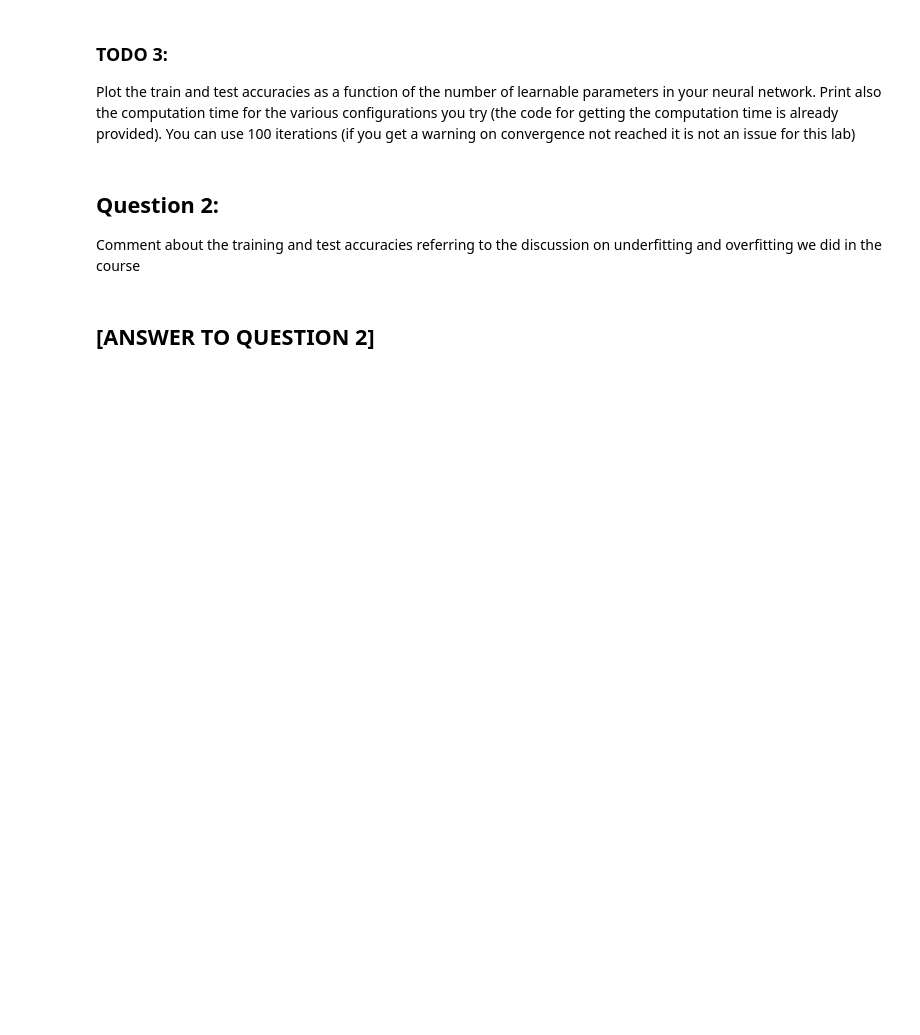
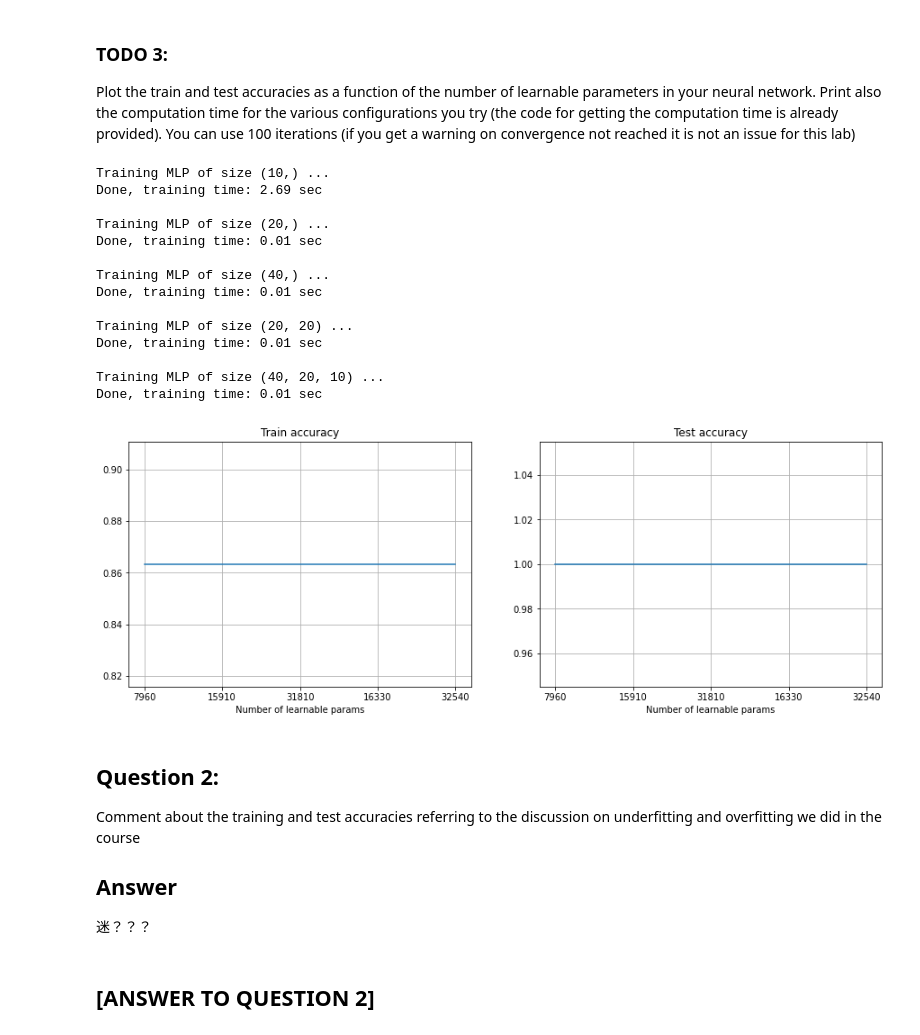
Before and after one commit to OSAKE-0/MachineLearningClassHW, a Jupyter notebook: Lab3 /Tao_Menglu_LAB3.ipynb, the cells around one changed output. Cells and saved outputs as stored; diff of their text form; code cells hidden in the pictures; blank space fills up the shorter version.

```diff
--- a/Lab3 /Tao_Menglu_LAB3.ipynb
+++ b/Lab3 /Tao_Menglu_LAB3.ipynb
@@ -50,7 +50,7 @@ def load_mnist(path, kind='train'):
 # TODO
 Set as seed for the random generator your Student ID (you can use your "numero di matricola"). Try to change the seed to see the impact of the randomization.
 # %%
-ID = 1234
+ID = 2041389
 np.random.seed(ID)
 # %%
 #load the MNIST dataset and let's normalize the features so that each value is in [0,1]
@@ -107,6 +124,10 @@ Then, using the default activation function, pick four or five architectures to
 
 You can reduce the number of iterations if the running time is too long on your computer.
 # %%
+from sklearn.model_selection import GridSearchCV
+from sklearn import metrics
+import pandas as pd
+
 # these are sample values but feel free to change them as you like, try to experiment with different sizes!!
 parameters = {'hidden_layer_sizes': [(10,), (20,), (40,), (20,20,), (40,20,10) ]}
 
@@ -114,15 +135,20 @@ mlp = MLPClassifier(max_iter=100, alpha=1e-4, solver='sgd',
                     tol=1e-4, random_state=ID,
                     learning_rate_init=.1)
 
+grid_search = GridSearchCV(mlp, parameters, cv=5)
+grid_search.fit(X_train, y_train)
+
 #ADD YOUR CODE
+mlp.fit(X_train,y_train)
+y_pred = mlp.predict(X_test)
 
 print ('RESULTS FOR NN\n')
 
 print("Best parameters set found:")
-#ADD YOUR CODE
+print(grid_search.best_params_)
 
 print("Score with best parameters:")
-#ADD YOUR CODE
+print('Score: ', mlp.score(X_test,y_test))
 
 print("\nAll scores on the grid:")
-#ADD YOUR CODE
+pd.concat([pd.DataFrame(grid_search.cv_results_["params"]),pd.DataFrame(grid_search.cv_results_["mean_test_score"], columns=["Scores"])],axis=1)
@@ -182,40 +270,64 @@ def param_count(hl_size):
 
 hl_sizes = [(10,), (20,), (40,), (20,20,), (40,20,10)]
 hl_labels = [param_count(t) for t in hl_sizes]
 
 ti = time.time()
 train_acc_list, test_acc_list = [], []
+
+mlp = MLPClassifier(max_iter=100, alpha=1e-4, solver='sgd',
+                    tol=1e-4, random_state=ID,
+                    learning_rate_init=.1)
+
+mlp.fit(X_train,y_train)
+mlp.fit(X_test,y_test)
 for hl_size in hl_sizes:
     print('Training MLP of size {} ...'.format(hl_size))
-    mlp = #ADD YOUR CODE
-
-    #ADD YOUR CODE
 
     train_acc_list.append(mlp.score(X_train, y_train))
+    #print("train accuracy now:",mlp.score(X_train,y_train))
     test_acc_list.append(mlp.score(X_test, y_test))
     print('Done, training time: {:.2f} sec\n'.format(time.time()-ti))
     ti = time.time()
 
 fig, ax = plt.subplots(1,2, figsize=(15,5))
 
 
 ax[0].plot(train_acc_list)
 ax[0].set_xlabel('Number of learnable params')
 ax[0].set_title('Train accuracy')
 ax[0].set_xticks(np.arange(0,len(hl_labels)))
 ax[0].set_xticklabels(hl_labels)
 ax[0].grid(True)
 
 ax[1].plot(test_acc_list)
 ax[1].set_xlabel('Number of learnable params')
 ax[1].set_title('Test accuracy')
 ax[1].set_xticks(np.arange(0,len(hl_labels)))
 ax[1].set_xticklabels(hl_labels)
 ax[1].grid(True)
+# %% [output]
+Training MLP of size (10,) ...
+Done, training time: 2.69 sec
+
+Training MLP of size (20,) ...
+Done, training time: 0.01 sec
+
+Training MLP of size (40,) ...
+Done, training time: 0.01 sec
+
+Training MLP of size (20, 20) ...
+Done, training time: 0.01 sec
+
+Training MLP of size (40, 20, 10) ...
+Done, training time: 0.01 sec
+[figure, added]
 # %% [markdown]
 ## Question 2:
 
 Comment about the training and test accuracies referring to the discussion on underfitting and overfitting we did in the course
+
+## Answer
+迷？？？
 # %% [markdown]
 ## [ANSWER TO QUESTION 2]
 # %% [markdown]
```
Also changed, not shown: parts of 27 cells of this notebook.
